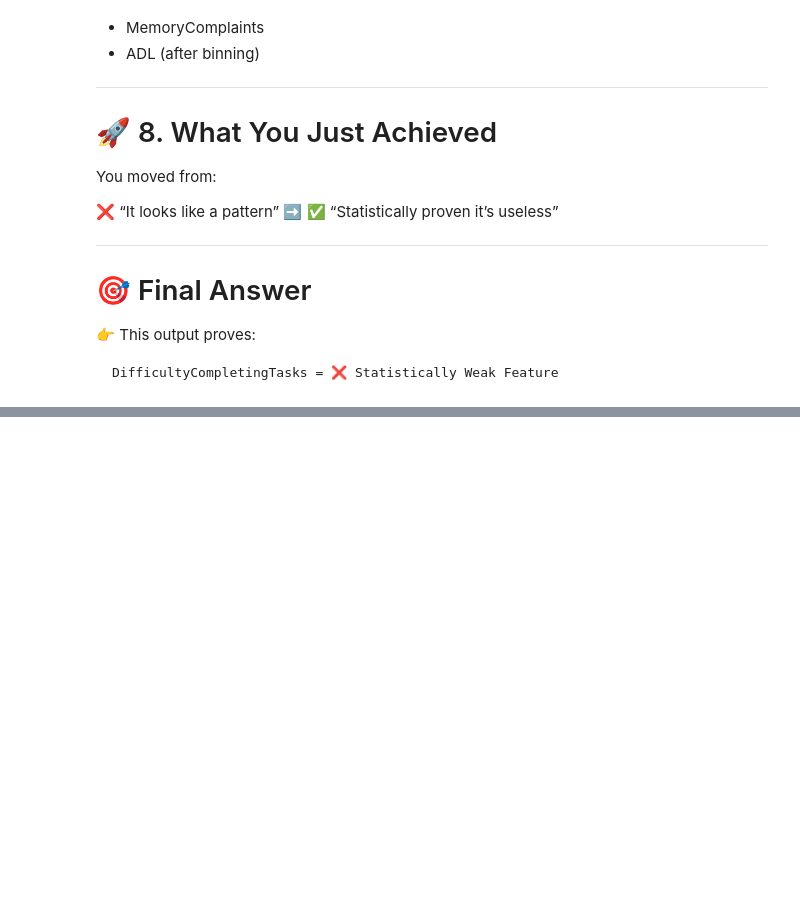
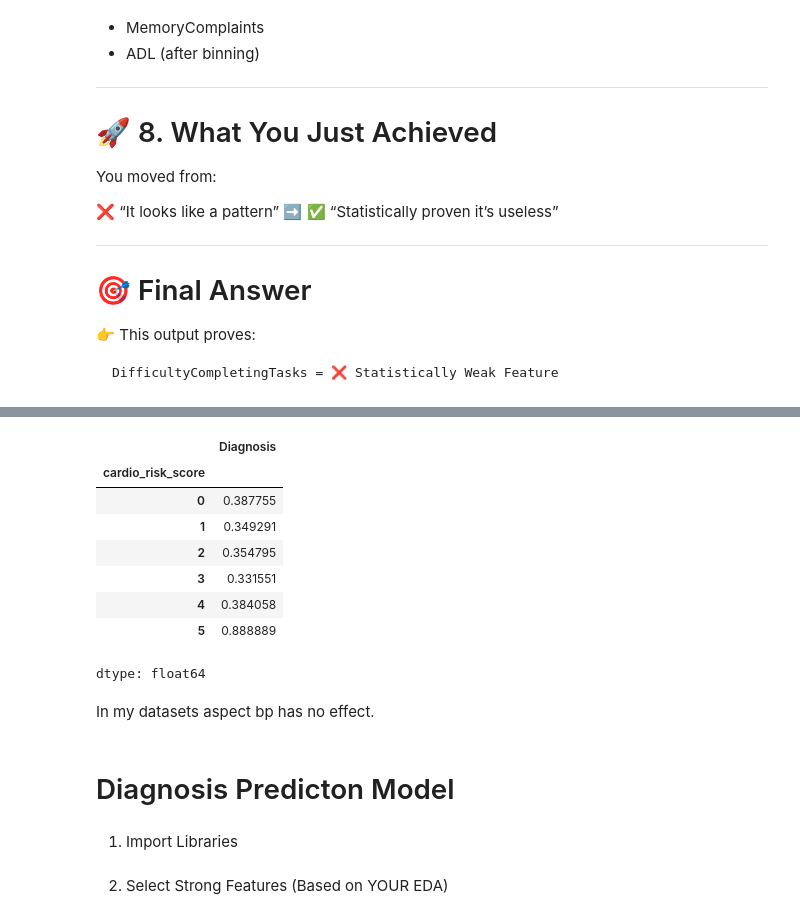
Before and after one commit to TechJas/Alzhemeir-Disease-Analysis, a Jupyter notebook: ALZHEMEIR.ipynb, the cells around one changed output, grey strips where cells are left out. Cells and saved outputs as stored; diff of their text form; code cells hidden in the pictures; blank space fills up the shorter version.

```diff
--- a/ALZHEMEIR.ipynb
+++ b/ALZHEMEIR.ipynb
@@ -1644,0 +1652,3 @@ DifficultyCompletingTasks = ❌ Statistically Weak Feature
+# %%
+df['PulsePressure'] = df['SystolicBP'] - df['DiastolicBP']
+df.groupby('Diagnosis')['PulsePressure'].mean()
@@ -1644,0 +1670,26 @@ DifficultyCompletingTasks = ❌ Statistically Weak Feature
+# %%
+df['cardio_risk_score'] = (
+    df['Hypertension'] +
+    df['CardiovascularDisease'] +
+    df['chol_bin'] +
+    df['HighBP']
+)
+
+
+df.groupby('cardio_risk_score')['Diagnosis'].mean()
+# %% [output]
+|  | Diagnosis |
+| cardio_risk_score |  |
+| 0 | 0.387755 |
+| 1 | 0.349291 |
+| 2 | 0.354795 |
+| 3 | 0.331551 |
+| 4 | 0.384058 |
+| 5 | 0.888889 |
+dtype: float64
+# %% [markdown]
+In my datasets aspect bp has no effect.
+# %% [markdown]
+# Diagnosis Predicton Model
+# %% [markdown]
+1. Import Libraries
@@ -1644,0 +1709,2 @@ DifficultyCompletingTasks = ❌ Statistically Weak Feature
+# %% [markdown]
+2. Select Strong Features (Based on YOUR EDA)
```
Also changed, not shown: parts of 22 cells of this notebook.
